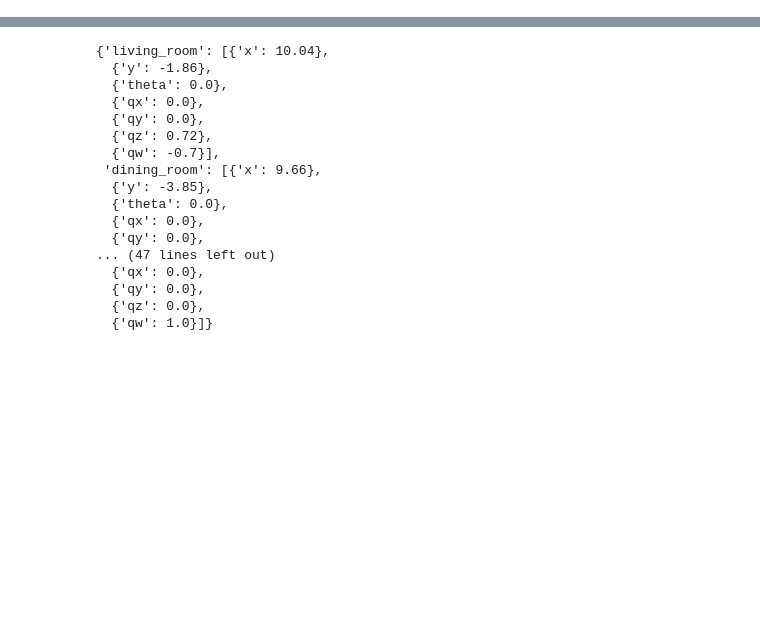
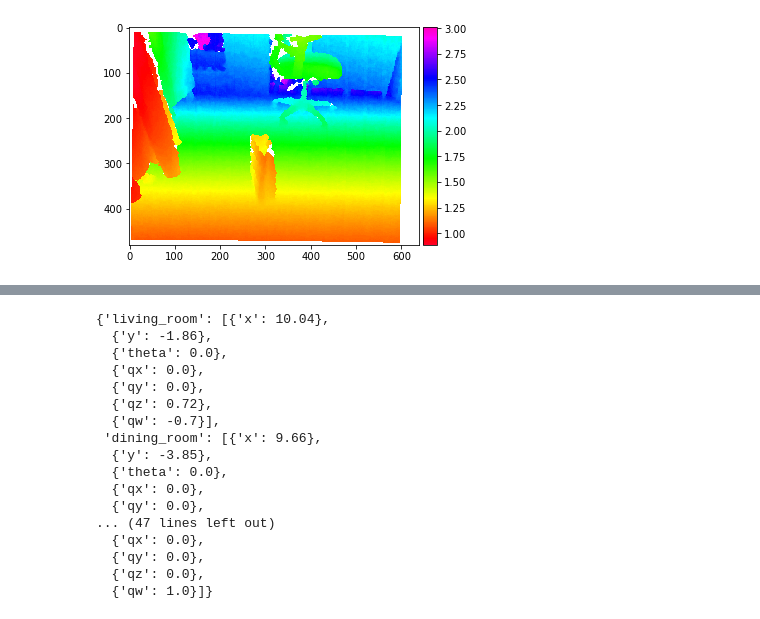
Before and after one commit to takeshi-pumas/catkin_extras, a Jupyter notebook: src/segmentation/scripts/segment_FloorTable.ipynb, the cells around one changed output, grey strips where cells are left out. Saved outputs shown, nothing was run; the diff lists cells and outputs as text; code cells hidden in the pictures; blank space fills up the shorter version.

```diff
--- a/src/segmentation/scripts/segment_FloorTable.ipynb
+++ b/src/segmentation/scripts/segment_FloorTable.ipynb
@@ -86,4 +171,6 @@ corrected['z'].shape
 # %%
-plot_with_cbar(corrected['y'],cmap="gist_rainbow")
+plot_with_cbar(points_data['z'],cmap="gist_rainbow")
+# %% [output]
+[figure, added]
 # %%
 im_corrected=segment(corrected,op=0)
```
Also changed, not shown: parts of 8 cells of this notebook, 5 other files.
